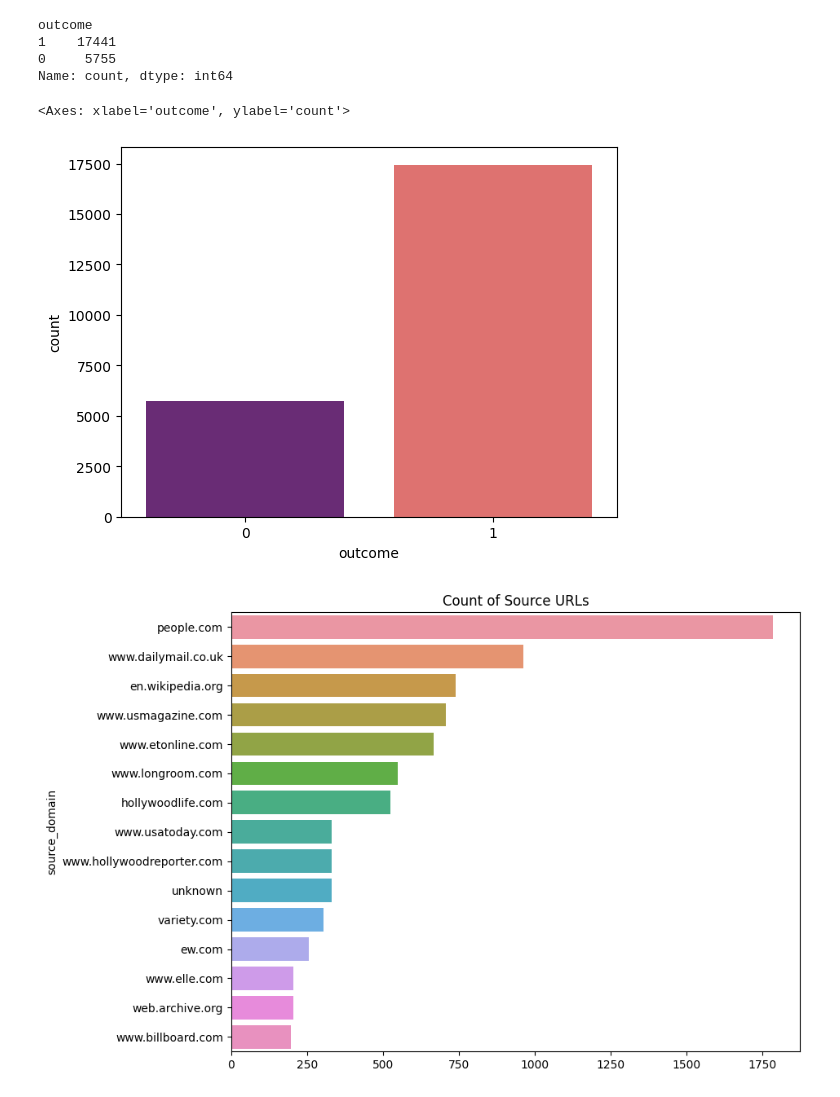
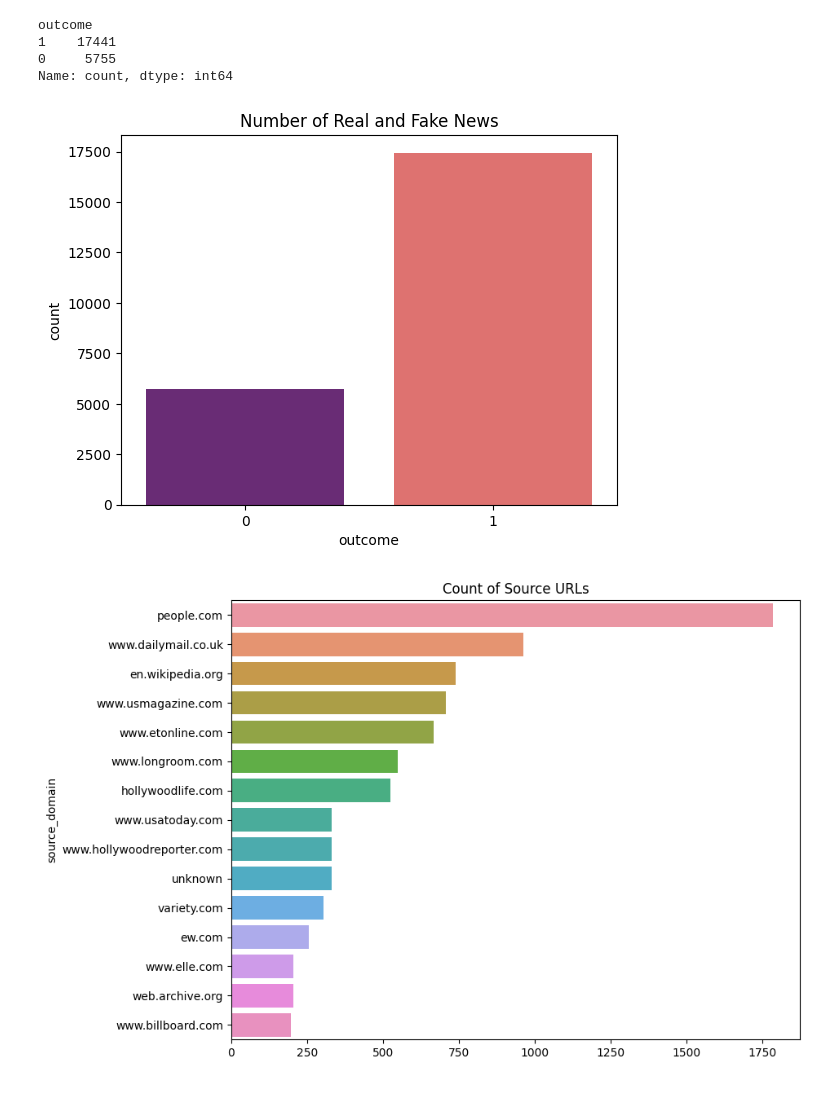
Before and after one commit to Soloskey1/data-projects, a Jupyter notebook: fake news prediction.ipynb, the cells around one changed output. Drawn from its saved outputs; the diff is of its cells as text; code cells hidden in the pictures.

```diff
--- a/fake news prediction.ipynb
+++ b/fake news prediction.ipynb
@@ -89,9 +89,10 @@ outcome
 Name: count, dtype: int64
 # %%
 sns.countplot(data = df, x = 'outcome', palette = 'magma' )
+plt.title('Number of Real and Fake News')
+plt.show()
 # %% [output]
-<Axes: xlabel='outcome', ylabel='count'>
-[figure, old version]
+[figure, new version]
 # %%
 k=df['source_domain'].value_counts()
 # the first 15 source urls
```
Also changed, not shown: parts of 3 cells of this notebook.
